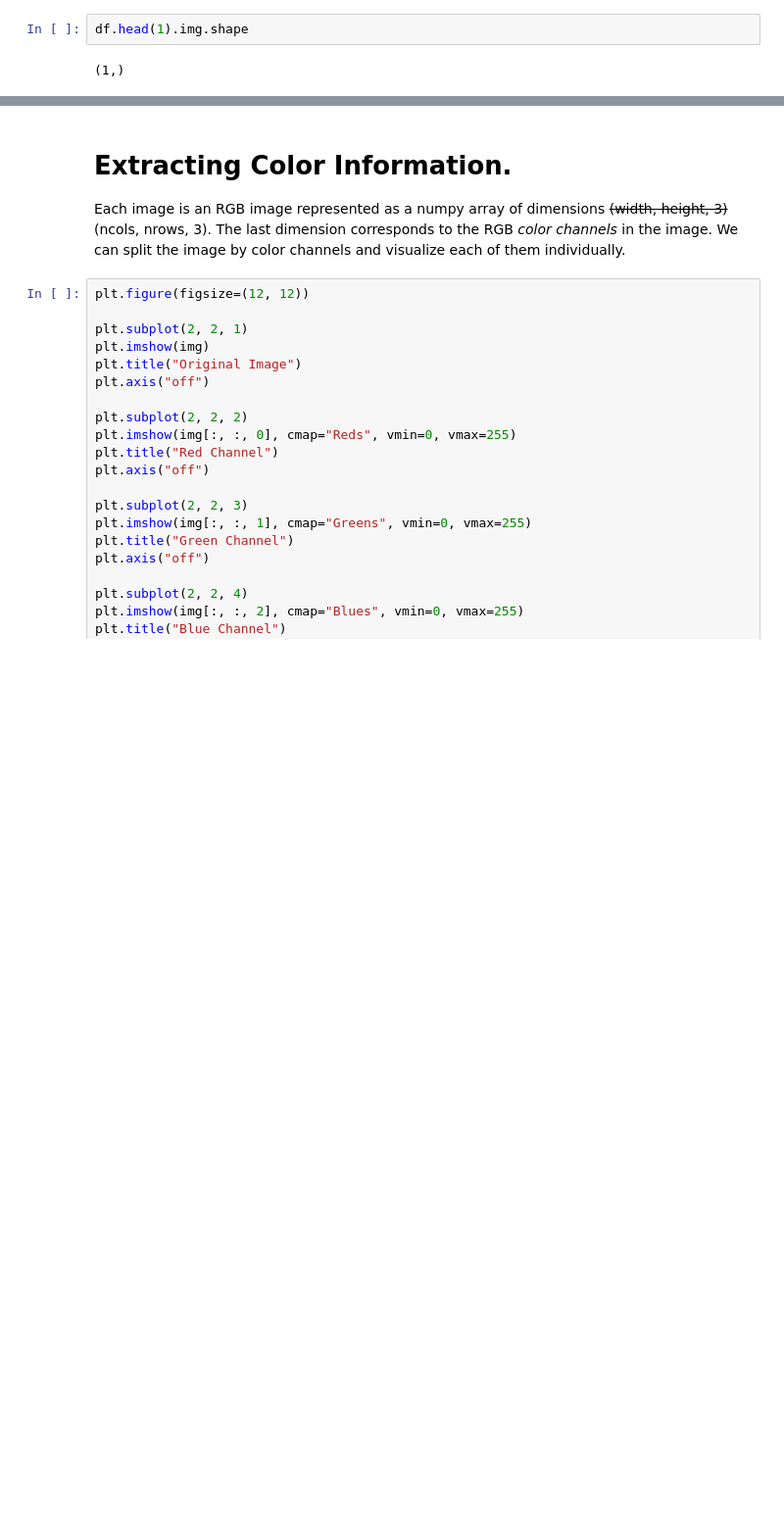
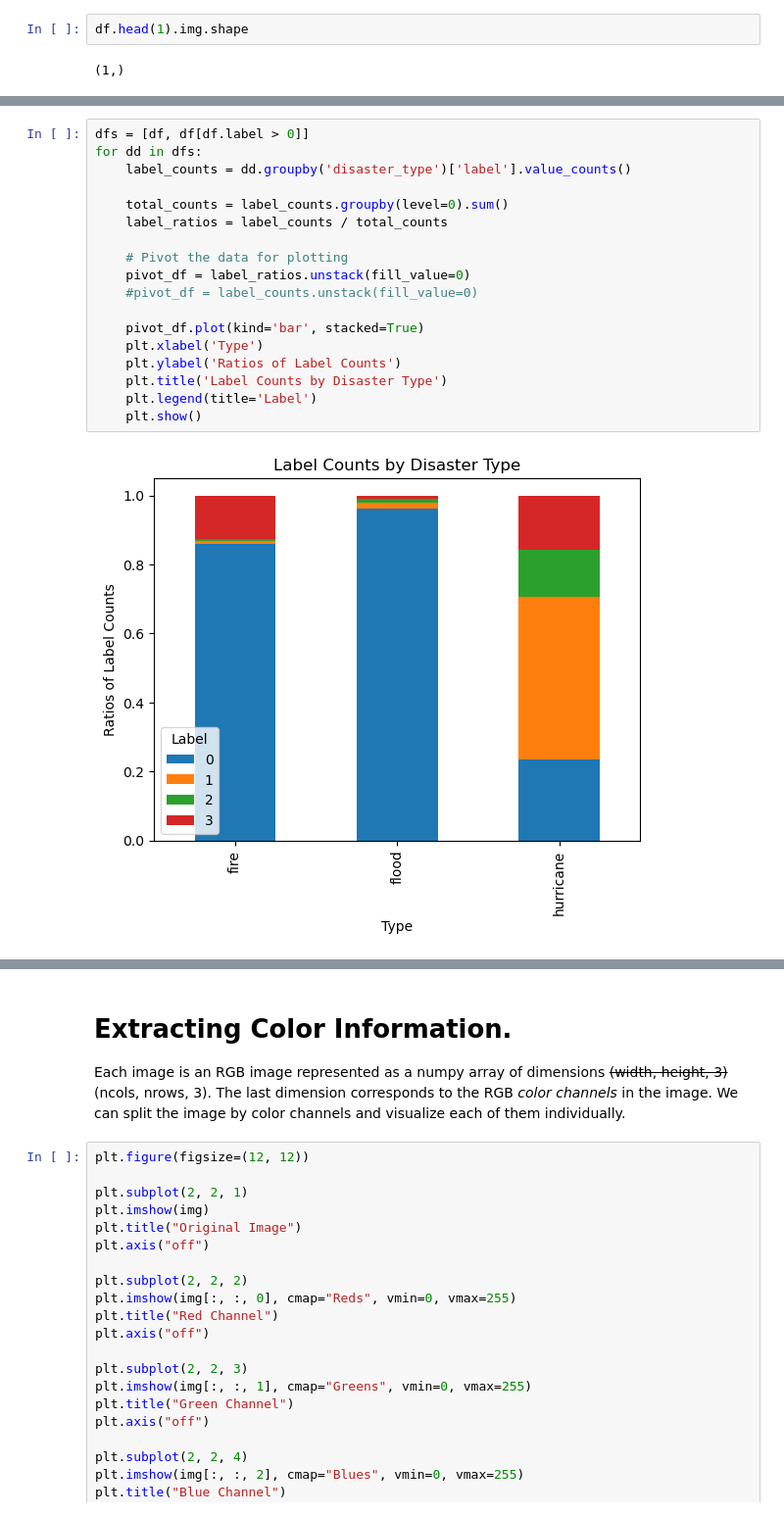
Before and after one commit to fractalclockwork/Data200, a Jupyter notebook: cv-satellite-images/Project_Computer_Vision.ipynb, the cells around one changed output, grey strips where cells are left out. Shown: that part at 98% size. Drawn from its saved outputs; the diff is of its cells as text; blank space fills up the shorter version.

```diff
--- a/cv-satellite-images/Project_Computer_Vision.ipynb
+++ b/cv-satellite-images/Project_Computer_Vision.ipynb
@@ -258,0 +259,20 @@ len:  16
+# %%
+dfs = [df, df[df.label > 0]]
+for dd in dfs:
+    label_counts = dd.groupby('disaster_type')['label'].value_counts()
+
+    total_counts = label_counts.groupby(level=0).sum()
+    label_ratios = label_counts / total_counts
+
+    # Pivot the data for plotting
+    pivot_df = label_ratios.unstack(fill_value=0)
+    #pivot_df = label_counts.unstack(fill_value=0)
+
+    pivot_df.plot(kind='bar', stacked=True)
+    plt.xlabel('Type')
+    plt.ylabel('Ratios of Label Counts')
+    plt.title('Label Counts by Disaster Type')
+    plt.legend(title='Label')
+    plt.show()
+# %% [output]
+[figure, added]
```
Also changed, not shown: parts of 3 cells of this notebook.
